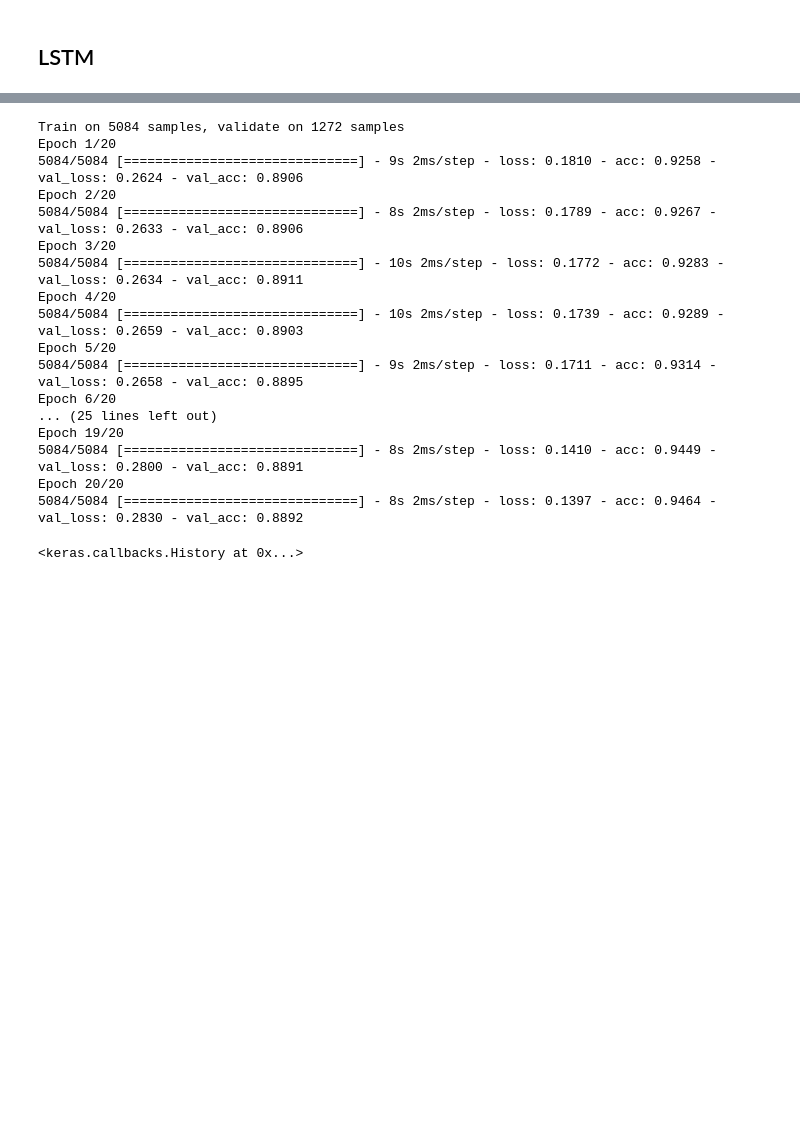
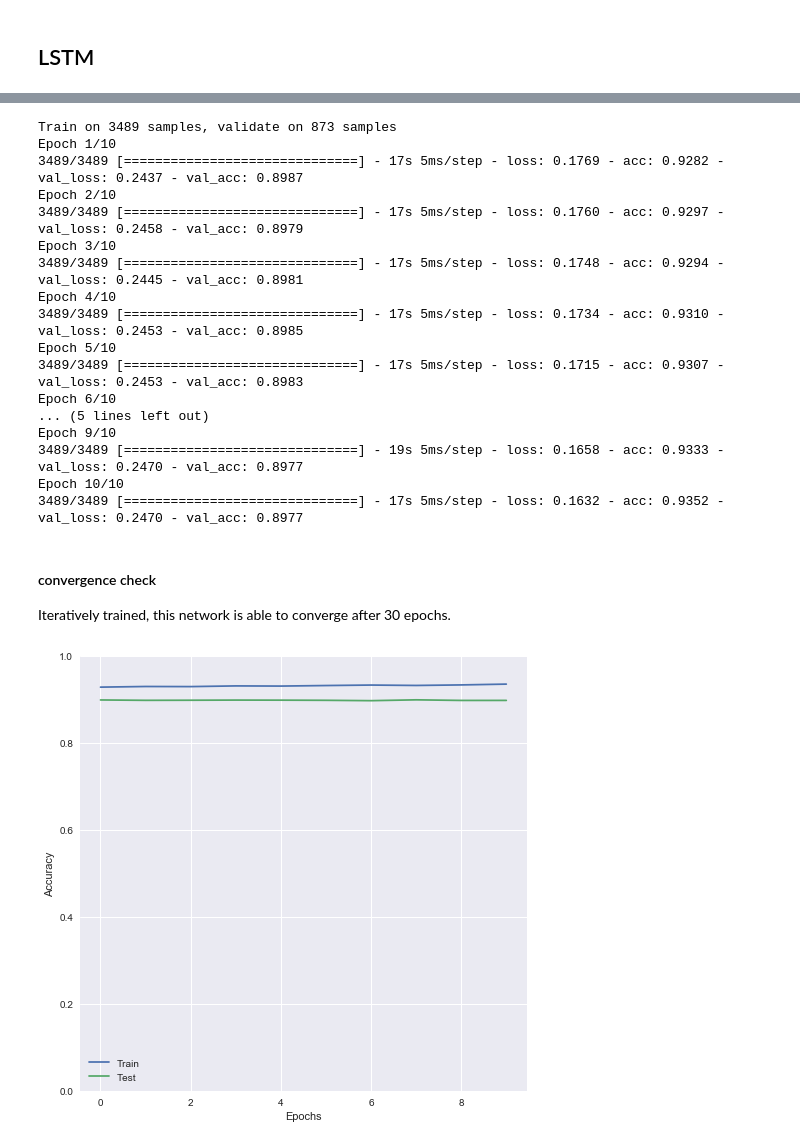
Before and after one commit to BoyuanSun930/cs209b-g6-movie, a Jupyter notebook: Glove.ipynb, the cells around one changed output, grey strips where cells are left out. Drawn from its saved outputs; the diff is of its cells as text; code cells hidden in the pictures; blank space fills up the shorter version.

```diff
--- a/Glove.ipynb
+++ b/Glove.ipynb
@@ -404,5 +473,0 @@ _________________________________________________________________
-# %%
-lstm.compile(optimizer=Adam(lr=0.0005), loss='binary_crossentropy', metrics=['acc'])
-lstm.fit(X_glove_train, y_train, validation_data= (X_glove_test, y_test),
-          batch_size=128,
-          epochs=20)
@@ -467,25 +501,32 @@ _________________________________________________________________
 # %%
 lstm_glove.compile(optimizer=Adam(lr=0.0005), loss='binary_crossentropy', metrics=['acc'])
 # %%
-lstm_glove.fit(X_glove_train, y_train, validation_data= (X_glove_test, y_test),
-          batch_size=128,
-          epochs=20)
+lstm_history = lstm_glove.fit(X_glove_train, y_train, validation_data= (X_glove_test, y_test),
+                              batch_size=128,
+                              epochs=10)
 # %% [output]
-Train on 5084 samples, validate on 1272 samples
-Epoch 1/20
-5084/5084 [==============================] - 9s 2ms/step - loss: 0.1810 - acc: 0.9258 - val_loss: 0.2624 - val_acc: 0.8906
-Epoch 2/20
-5084/5084 [==============================] - 8s 2ms/step - loss: 0.1789 - acc: 0.9267 - val_loss: 0.2633 - val_acc: 0.8906
-Epoch 3/20
-5084/5084 [==============================] - 10s 2ms/step - loss: 0.1772 - acc: 0.9283 - val_loss: 0.2634 - val_acc: 0.8911
-Epoch 4/20
-5084/5084 [==============================] - 10s 2ms/step - loss: 0.1739 - acc: 0.9289 - val_loss: 0.2659 - val_acc: 0.8903
-Epoch 5/20
-5084/5084 [==============================] - 9s 2ms/step - loss: 0.1711 - acc: 0.9314 - val_loss: 0.2658 - val_acc: 0.8895
-Epoch 6/20
-... (25 lines left out)
-Epoch 19/20
-5084/5084 [==============================] - 8s 2ms/step - loss: 0.1410 - acc: 0.9449 - val_loss: 0.2800 - val_acc: 0.8891
-Epoch 20/20
-5084/5084 [==============================] - 8s 2ms/step - loss: 0.1397 - acc: 0.9464 - val_loss: 0.2830 - val_acc: 0.8892
+Train on 3489 samples, validate on 873 samples
+Epoch 1/10
+3489/3489 [==============================] - 17s 5ms/step - loss: 0.1769 - acc: 0.9282 - val_loss: 0.2437 - val_acc: 0.8987
+Epoch 2/10
+3489/3489 [==============================] - 17s 5ms/step - loss: 0.1760 - acc: 0.9297 - val_loss: 0.2458 - val_acc: 0.8979
+Epoch 3/10
+3489/3489 [==============================] - 17s 5ms/step - loss: 0.1748 - acc: 0.9294 - val_loss: 0.2445 - val_acc: 0.8981
+Epoch 4/10
+3489/3489 [==============================] - 17s 5ms/step - loss: 0.1734 - acc: 0.9310 - val_loss: 0.2453 - val_acc: 0.8985
+Epoch 5/10
+3489/3489 [==============================] - 17s 5ms/step - loss: 0.1715 - acc: 0.9307 - val_loss: 0.2453 - val_acc: 0.8983
+Epoch 6/10
+... (5 lines left out)
+Epoch 9/10
+3489/3489 [==============================] - 19s 5ms/step - loss: 0.1658 - acc: 0.9333 - val_loss: 0.2470 - val_acc: 0.8977
+Epoch 10/10
+3489/3489 [==============================] - 17s 5ms/step - loss: 0.1632 - acc: 0.9352 - val_loss: 0.2470 - val_acc: 0.8977
-<keras.callbacks.History at 0x...>
+# %% [markdown]
+#### convergence check
+Iteratively trained, this network is able to converge after 30 epochs.
+# %%
+fig, ax = plt.subplots(figsize = (8, 8))
+plot_learning_curve(lstm_history, ax)
+# %% [output]
+[figure, added]
```
Also changed, not shown: parts of 55 cells of this notebook.
